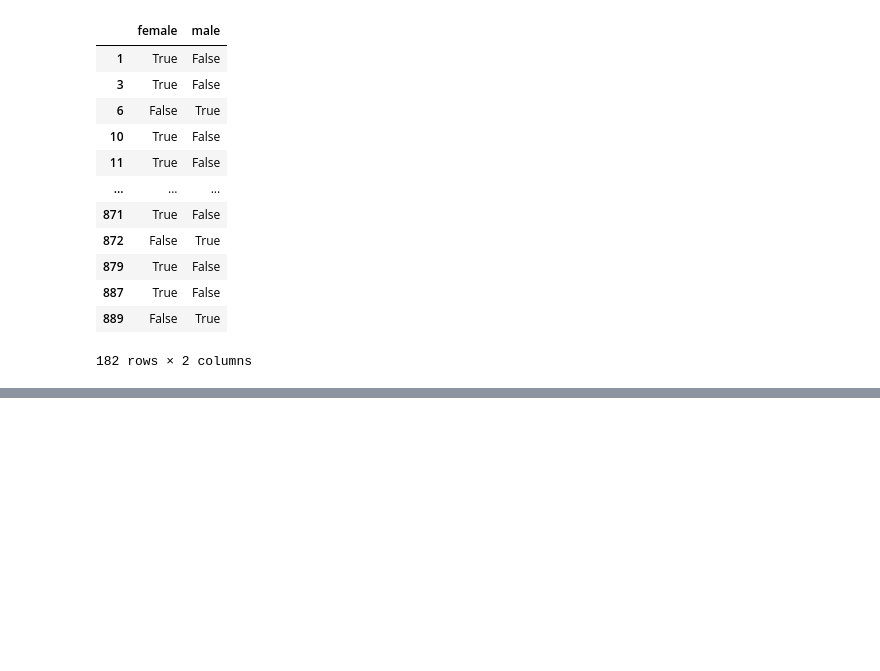
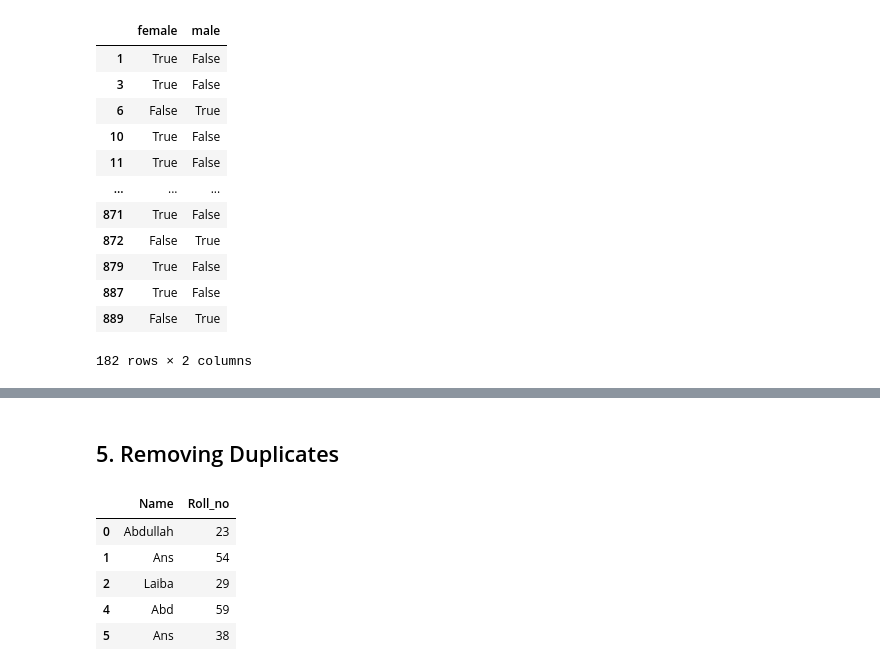
Before and after one commit to MAbdullah10/Data-Science-with-Python, a Jupyter notebook: 03 data analysis/03 data wrangling/datawrangling.ipynb, the cells around one changed output, grey strips where cells are left out. Saved outputs shown, nothing was run; the diff lists cells and outputs as text; code cells hidden in the pictures; blank space fills up the shorter version.

```diff
--- a/07 data wrangling/datawrangling.ipynb
+++ b/03 data analysis/03 data wrangling/datawrangling.ipynb
@@ -291,0 +433,17 @@ NameError: name 'kashti' is not defined
+# %% [markdown]
+## 5. Removing Duplicates
+# %%
+student_data = {'Name': ['Abdullah', 'Ans', 'Laiba',
+                         'Anam', 'Abd', 'Ans', 'Abd'],
+
+                'Roll_no': [23, 54, 29, 54, 59, 38, 59],}
+df = pd.DataFrame(student_data)
+non_duplicate = df[~df.duplicated('Roll_no')]
+non_duplicate
+# %% [output]
+|  | Name | Roll_no |
+| 0 | Abdullah | 23 |
+| 1 | Ans | 54 |
+| 2 | Laiba | 29 |
+| 4 | Abd | 59 |
+| 5 | Ans | 38 |
```
Also changed, not shown: parts of 30 cells of this notebook, 22 other files.
